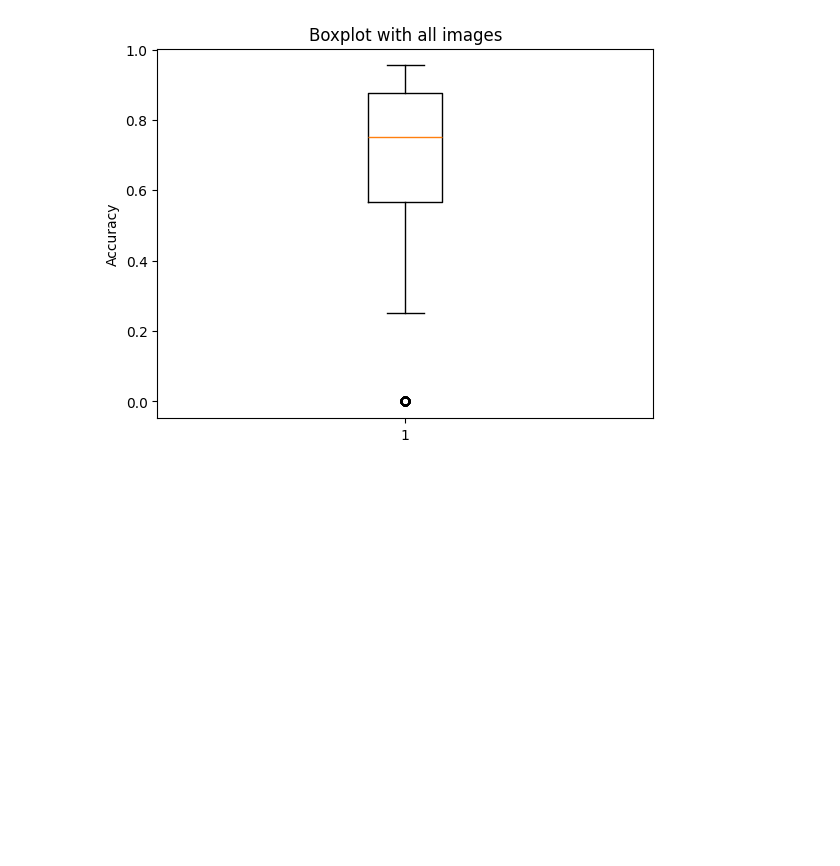
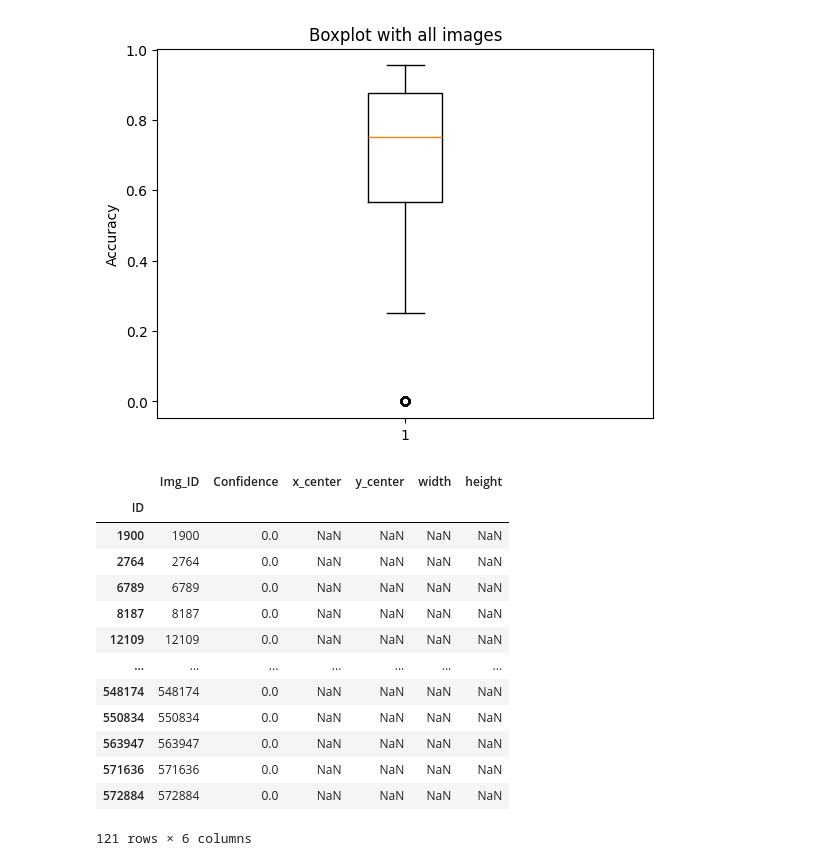
Before and after one commit to federicopaschetta/FemaleObjectificationInMovies, a Jupyter notebook: yolo_analysis.ipynb, the cells around one changed output. Cells and saved outputs as stored; diff of their text form; code cells hidden in the pictures; blank space fills up the shorter version.

```diff
--- a/yolo_analysis.ipynb
+++ b/yolo_analysis.ipynb
@@ -115,3 +115,20 @@ plt.ylabel("Accuracy")
 plt.show()
 # %% [output]
 [figure]
+# %%
+df[(df['Confidence']==0)]
+# %% [output]
+|  | Img_ID | Confidence | x_center | y_center | width | height |
+| ID |  |  |  |  |  |  |
+| 1900 | 1900 | 0.0 | NaN | NaN | NaN | NaN |
+| 2764 | 2764 | 0.0 | NaN | NaN | NaN | NaN |
+| 6789 | 6789 | 0.0 | NaN | NaN | NaN | NaN |
+| 8187 | 8187 | 0.0 | NaN | NaN | NaN | NaN |
+| 12109 | 12109 | 0.0 | NaN | NaN | NaN | NaN |
+| ... | ... | ... | ... | ... | ... | ... |
+| 548174 | 548174 | 0.0 | NaN | NaN | NaN | NaN |
+| 550834 | 550834 | 0.0 | NaN | NaN | NaN | NaN |
+| 563947 | 563947 | 0.0 | NaN | NaN | NaN | NaN |
+| 571636 | 571636 | 0.0 | NaN | NaN | NaN | NaN |
+| 572884 | 572884 | 0.0 | NaN | NaN | NaN | NaN |
+121 rows × 6 columns
```
Also changed, not shown: parts of 1 cell of this notebook, 3 other files.
